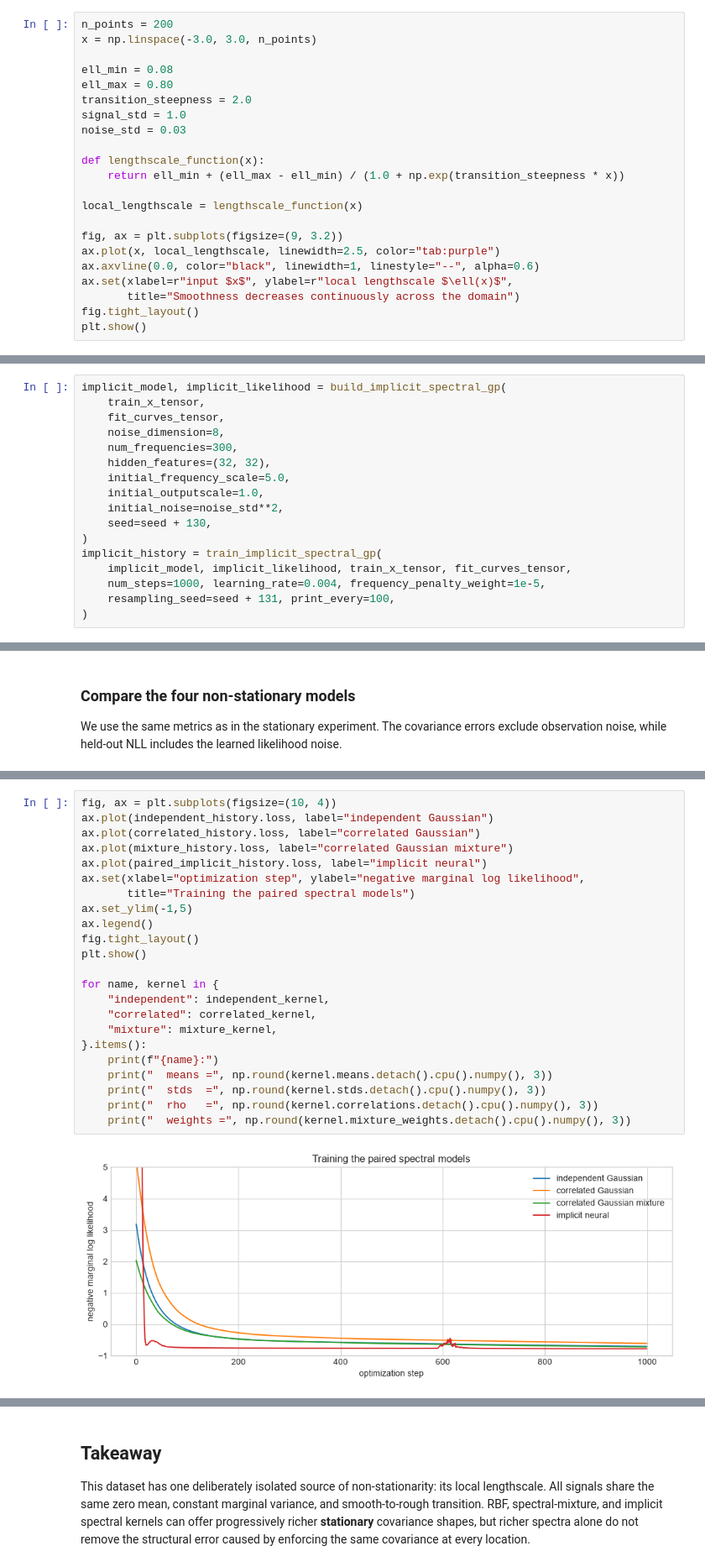
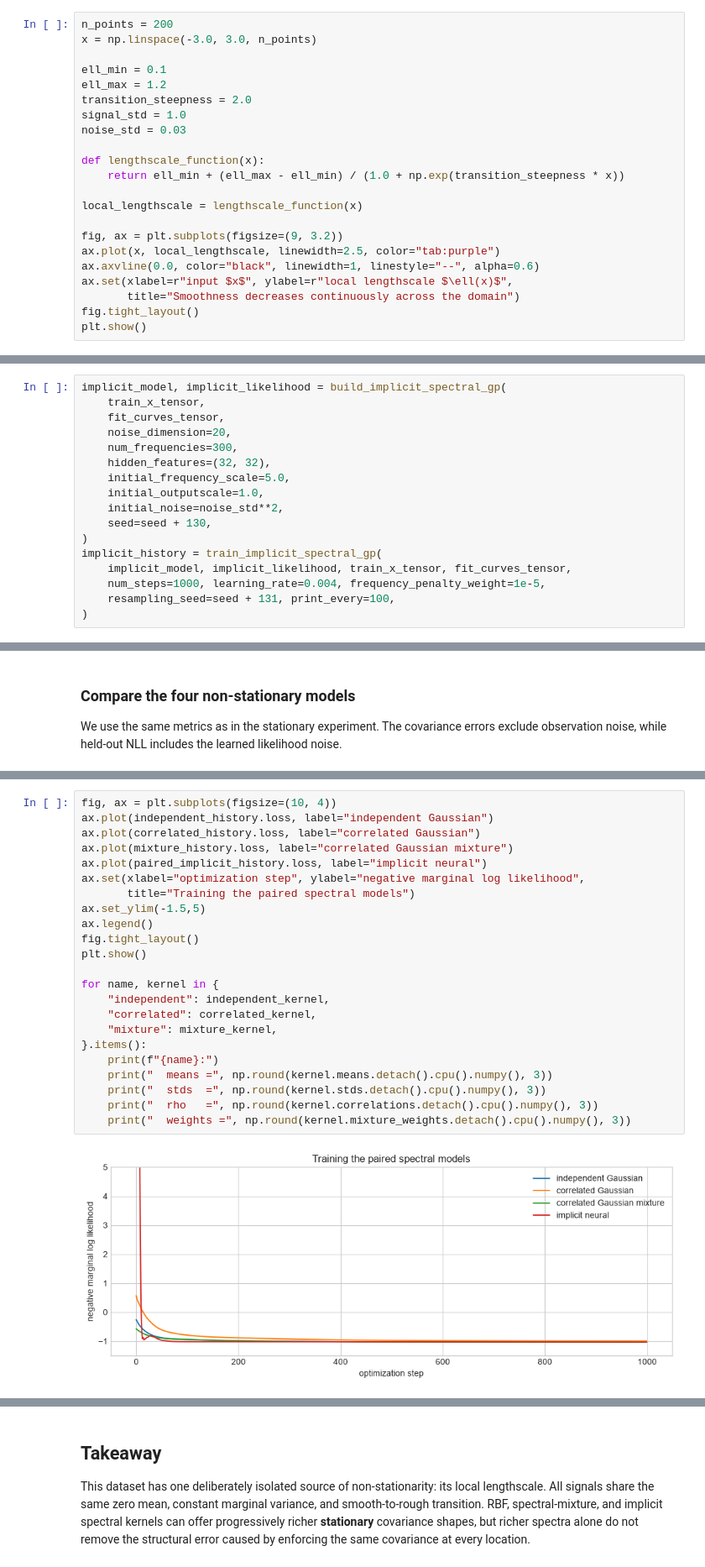
Before and after one commit to OLMOS-PM/GPPS_2026, a Jupyter notebook: 5-gp_nonstationary_kernels.ipynb, the cells around one changed output, grey strips where cells are left out. Shown at 84% size. Drawn from its saved outputs; the diff is of its cells as text.

```diff
--- a/5-gp_nonstationary_kernels.ipynb
+++ b/5-gp_nonstationary_kernels.ipynb
@@ -74,8 +74,8 @@ with $\ell_{\max}=0.80$, $\ell_{\min}=0.08$, and $s=2$. The GP is therefore smoo
 n_points = 200
 x = np.linspace(-3.0, 3.0, n_points)
 
-ell_min = 0.08
-ell_max = 0.80
+ell_min = 0.1
+ell_max = 1.2
 transition_steepness = 2.0
 signal_std = 1.0
 noise_std = 0.03
@@ -333,7 +333,7 @@ An MLP maps simple Gaussian noise to frequencies. This can learn a complicated m
 implicit_model, implicit_likelihood = build_implicit_spectral_gp(
     train_x_tensor,
     fit_curves_tensor,
-    noise_dimension=8,
+    noise_dimension=20,
     num_frequencies=300,
     hidden_features=(32, 32),
     initial_frequency_scale=5.0,
@@ -824,26 +824,26 @@ plt.show()
 # %%
 fig, ax = plt.subplots(figsize=(10, 4))
 ax.plot(independent_history.loss, label="independent Gaussian")
 ax.plot(correlated_history.loss, label="correlated Gaussian")
 ax.plot(mixture_history.loss, label="correlated Gaussian mixture")
 ax.plot(paired_implicit_history.loss, label="implicit neural")
 ax.set(xlabel="optimization step", ylabel="negative marginal log likelihood",
        title="Training the paired spectral models")
-ax.set_ylim(-1,5)
+ax.set_ylim(-1.5,5)
 ax.legend()
 fig.tight_layout()
 plt.show()
 
 for name, kernel in {
     "independent": independent_kernel,
     "correlated": correlated_kernel,
     "mixture": mixture_kernel,
 }.items():
     print(f"{name}:")
     print("  means =", np.round(kernel.means.detach().cpu().numpy(), 3))
     print("  stds  =", np.round(kernel.stds.detach().cpu().numpy(), 3))
     print("  rho   =", np.round(kernel.correlations.detach().cpu().numpy(), 3))
     print("  weights =", np.round(kernel.mixture_weights.detach().cpu().numpy(), 3))
 # %% [output]
-[figure, old version]
+[figure, new version]
 independent:
```
Also changed, not shown: parts of 24 cells of this notebook.
